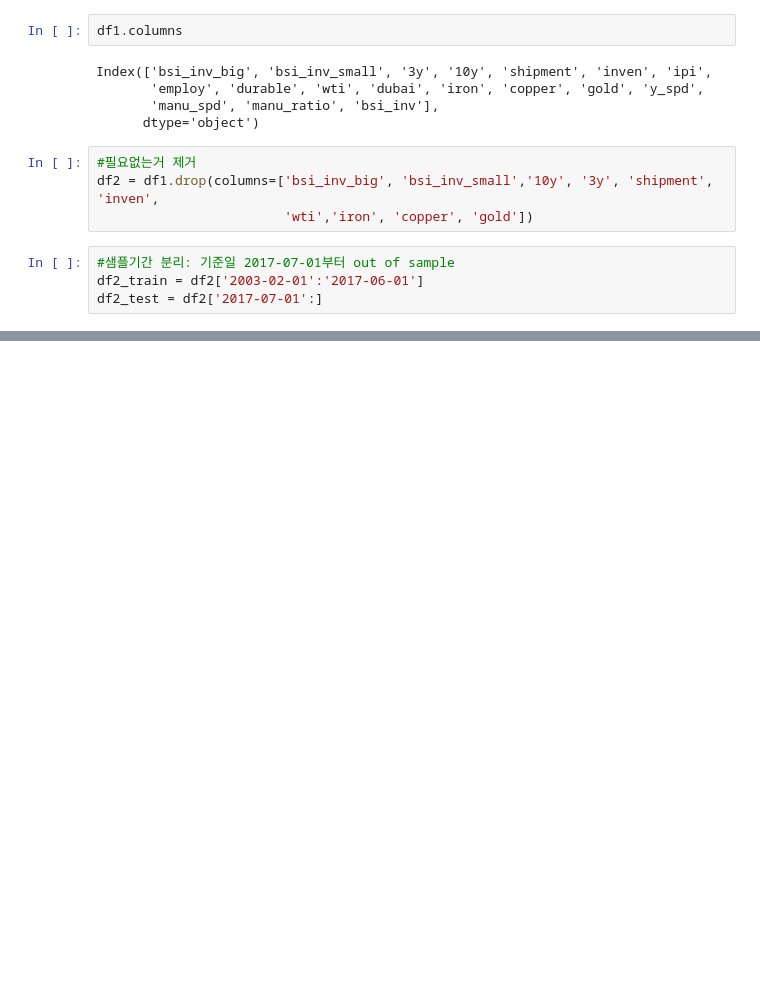
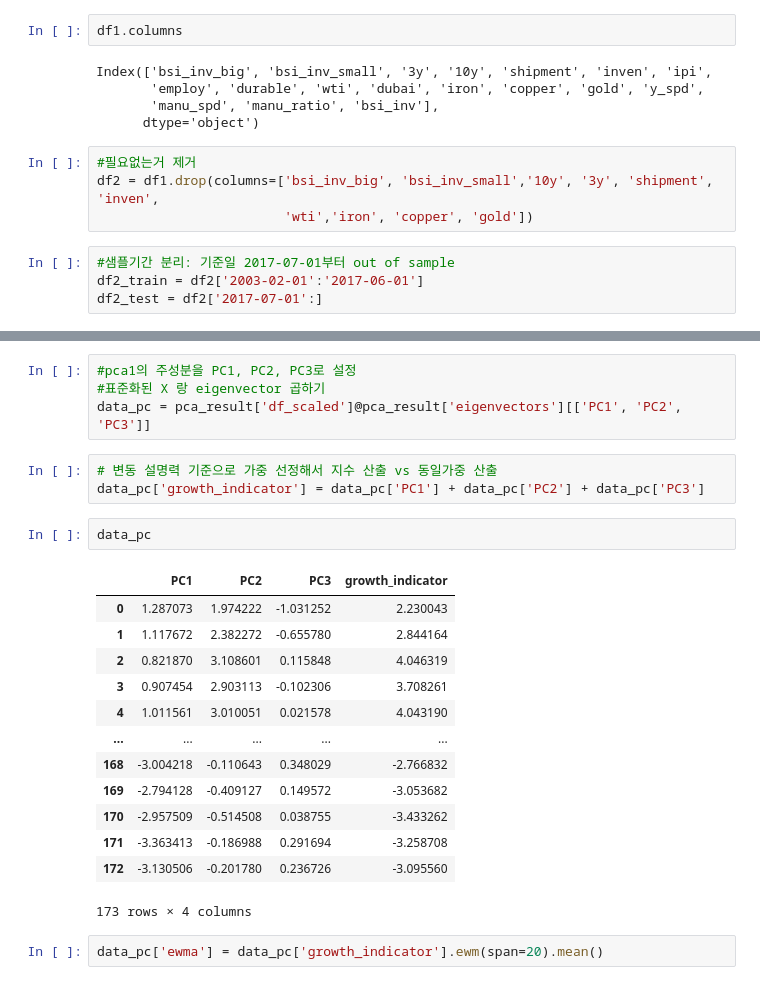
Before and after one commit to yyunjioh/2025.08_LS_Quant_1, a Jupyter notebook: week4/pca_ar1_ewma.ipynb, the cells around one changed output, grey strips where cells are left out. Cells and saved outputs as stored; diff of their text form; blank space fills up the shorter version.

```diff
--- a/week4/pca_ar1_ewma.ipynb
+++ b/week4/pca_ar1_ewma.ipynb
@@ -40,0 +103,25 @@ df2_test = df2['2017-07-01':]
+# %%
+#pca1의 주성분을 PC1, PC2, PC3로 설정
+#표준화된 X 랑 eigenvector 곱하기
+data_pc = pca_result['df_scaled']@pca_result['eigenvectors'][['PC1', 'PC2', 'PC3']]
+# %%
+# 변동 설명력 기준으로 가중 선정해서 지수 산출 vs 동일가중 산출
+data_pc['growth_indicator'] = data_pc['PC1'] + data_pc['PC2'] + data_pc['PC3']
+# %%
+data_pc
+# %% [output]
+|  | PC1 | PC2 | PC3 | growth_indicator |
+| 0 | 1.287073 | 1.974222 | -1.031252 | 2.230043 |
+| 1 | 1.117672 | 2.382272 | -0.655780 | 2.844164 |
+| 2 | 0.821870 | 3.108601 | 0.115848 | 4.046319 |
+| 3 | 0.907454 | 2.903113 | -0.102306 | 3.708261 |
+| 4 | 1.011561 | 3.010051 | 0.021578 | 4.043190 |
+| ... | ... | ... | ... | ... |
+| 168 | -3.004218 | -0.110643 | 0.348029 | -2.766832 |
+| 169 | -2.794128 | -0.409127 | 0.149572 | -3.053682 |
+| 170 | -2.957509 | -0.514508 | 0.038755 | -3.433262 |
+| 171 | -3.363413 | -0.186988 | 0.291694 | -3.258708 |
+| 172 | -3.130506 | -0.201780 | 0.236726 | -3.095560 |
+173 rows × 4 columns
+# %%
+data_pc['ewma'] = data_pc['growth_indicator'].ewm(span=20).mean()
```
Also changed, not shown: parts of 12 cells of this notebook, 3 other files.
